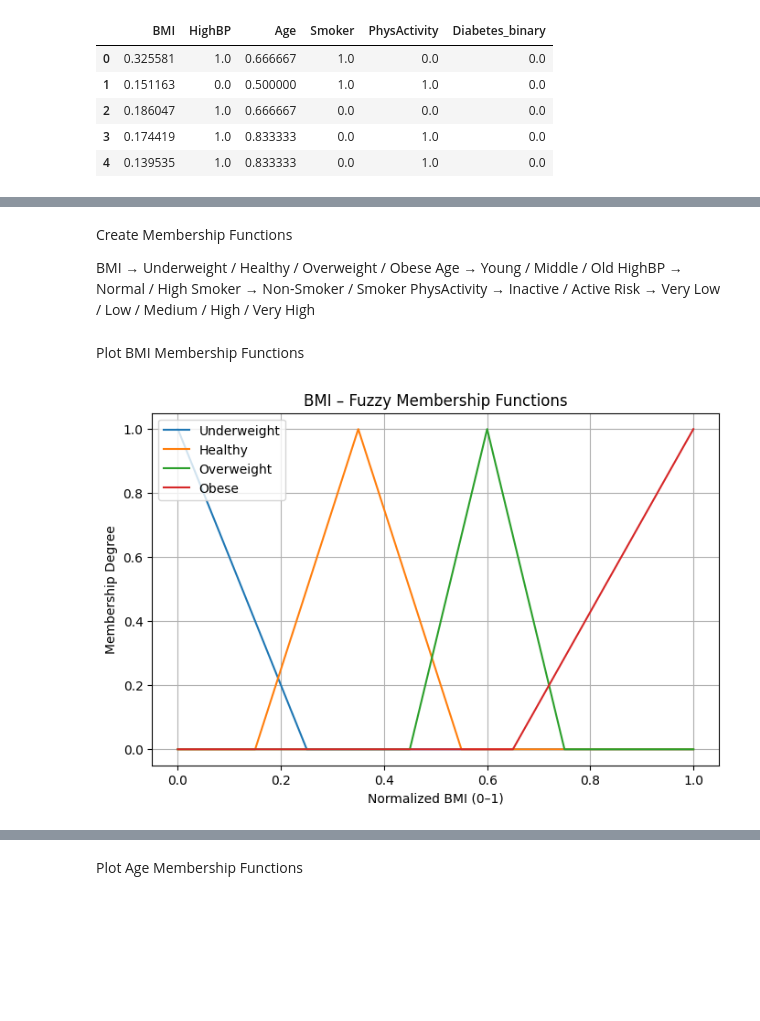
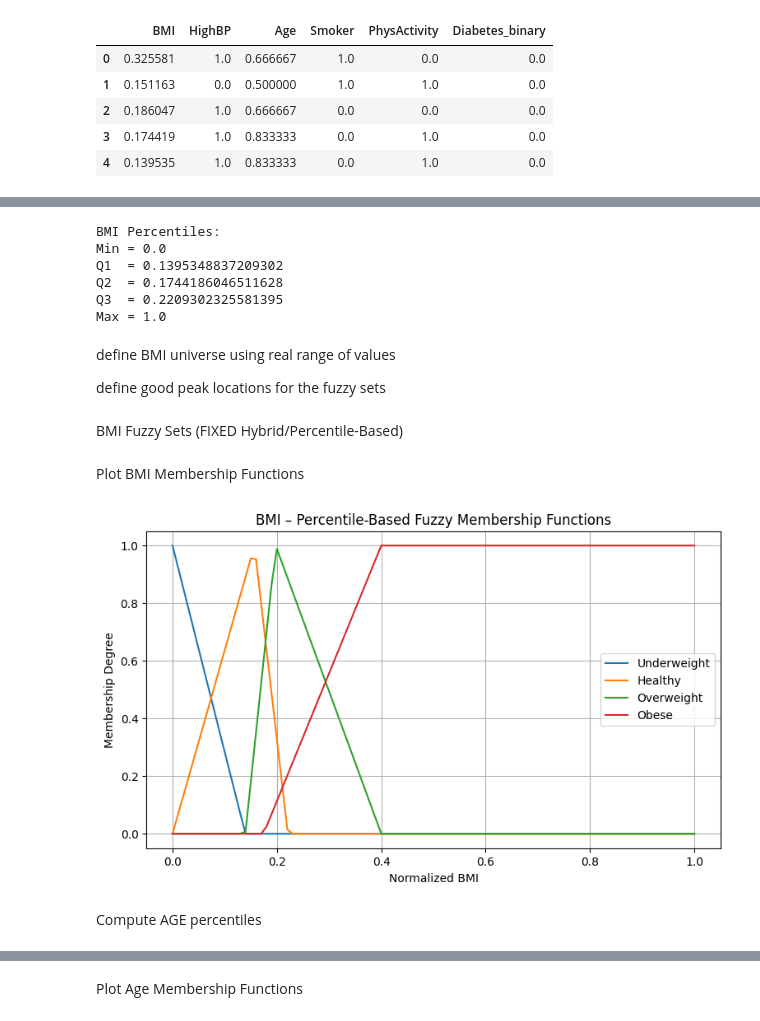
Before and after one commit to teams-projects/Fuzzy-Rule-Based-Medical-Diagnosis-System-for-Diabetes-Risk, a Jupyter notebook: notebook/fuzzy_variables.ipynb, the cells around one changed output, grey strips where cells are left out. Cells and saved outputs as stored; diff of their text form; code cells hidden in the pictures; blank space fills up the shorter version.

Commit message:
new fuzzy variable

```diff
--- a/notebook/fuzzy_variables.ipynb
+++ b/notebook/fuzzy_variables.ipynb
@@ -20,20 +19,26 @@ Define “universe of discourse” (ranges)
 # %%
-# Continuous variables
-bmi_universe = np.linspace(0, 1, 101)   # 0.00, 0.01, ..., 1.00
-age_universe = np.linspace(0, 1, 101)
 
-# Binary-like variables
-binary_universe = np.linspace(0, 1, 101)
+bmi_min = df["BMI"].min()
+bmi_q1  = df["BMI"].quantile(0.25)   # Lower 25%
+bmi_q2  = df["BMI"].quantile(0.50)   # Median
+bmi_q3  = df["BMI"].quantile(0.75)   # Upper 25%
+bmi_max = df["BMI"].max()
 
-# Output risk universe
-risk_universe = np.linspace(0, 1, 101)
+print("BMI Percentiles:")
+print("Min =", bmi_min)
+print("Q1  =", bmi_q1)
+print("Q2  =", bmi_q2)
+print("Q3  =", bmi_q3)
+print("Max =", bmi_max)
+# %% [output]
+BMI Percentiles:
+Min = 0.0
+Q1  = 0.1395348837209302
+Q2  = 0.1744186046511628
+Q3  = 0.2209302325581395
+Max = 1.0
 # %% [markdown]
-Create Membership Functions
+define BMI universe using real range of values
 
-BMI → Underweight / Healthy / Overweight / Obese
-Age → Young / Middle / Old
-HighBP → Normal / High
-Smoker → Non-Smoker / Smoker
-PhysActivity → Inactive / Active
-Risk → Very Low / Low / Medium / High / Very High
+define good peak locations for the fuzzy sets
 # %%
@@ -66,17 +49,27 @@ risk_vhigh = fuzz.trimf(risk_universe, [0.8, 1.0, 1.0])
+# %% [markdown]
+BMI Fuzzy Sets (FIXED Hybrid/Percentile-Based)
+# %%
+
+bmi_under = fuzz.trimf(bmi_universe, [bmi_min, bmi_min, bmi_q1])
+bmi_healthy = fuzz.trimf(bmi_universe, [bmi_min, bmi_healthy_peak, bmi_q3])
+bmi_over = fuzz.trimf(bmi_universe, [bmi_q1, bmi_over_peak, 0.4])
+bmi_obese = fuzz.trapmf(bmi_universe, [bmi_q2, 0.4, 1.0, 1.0])
 # %% [markdown]
 Plot BMI Membership Functions
 # %%
-plt.figure(figsize=(8,5))
-plt.plot(bmi_universe, bmi_under, label='Underweight')
+plt.figure(figsize=(9,5))
+plt.plot(bmi_universe, bmi_under,   label='Underweight')
 plt.plot(bmi_universe, bmi_healthy, label='Healthy')
-plt.plot(bmi_universe, bmi_over, label='Overweight')
-plt.plot(bmi_universe, bmi_obese, label='Obese')
+plt.plot(bmi_universe, bmi_over,    label='Overweight')
+plt.plot(bmi_universe, bmi_obese,   label='Obese')
 
-plt.title("BMI – Fuzzy Membership Functions")
-plt.xlabel("Normalized BMI (0–1)")
+plt.title("BMI – Percentile-Based Fuzzy Membership Functions")
+plt.xlabel("Normalized BMI")
 plt.ylabel("Membership Degree")
+plt.grid(True)
 plt.legend()
-plt.grid()
 plt.show()
 # %% [output]
-[figure, old version]
+[figure, new version]
+# %% [markdown]
+Compute AGE percentiles
```
Also changed, not shown: parts of 12 cells of this notebook, 1 other file.
